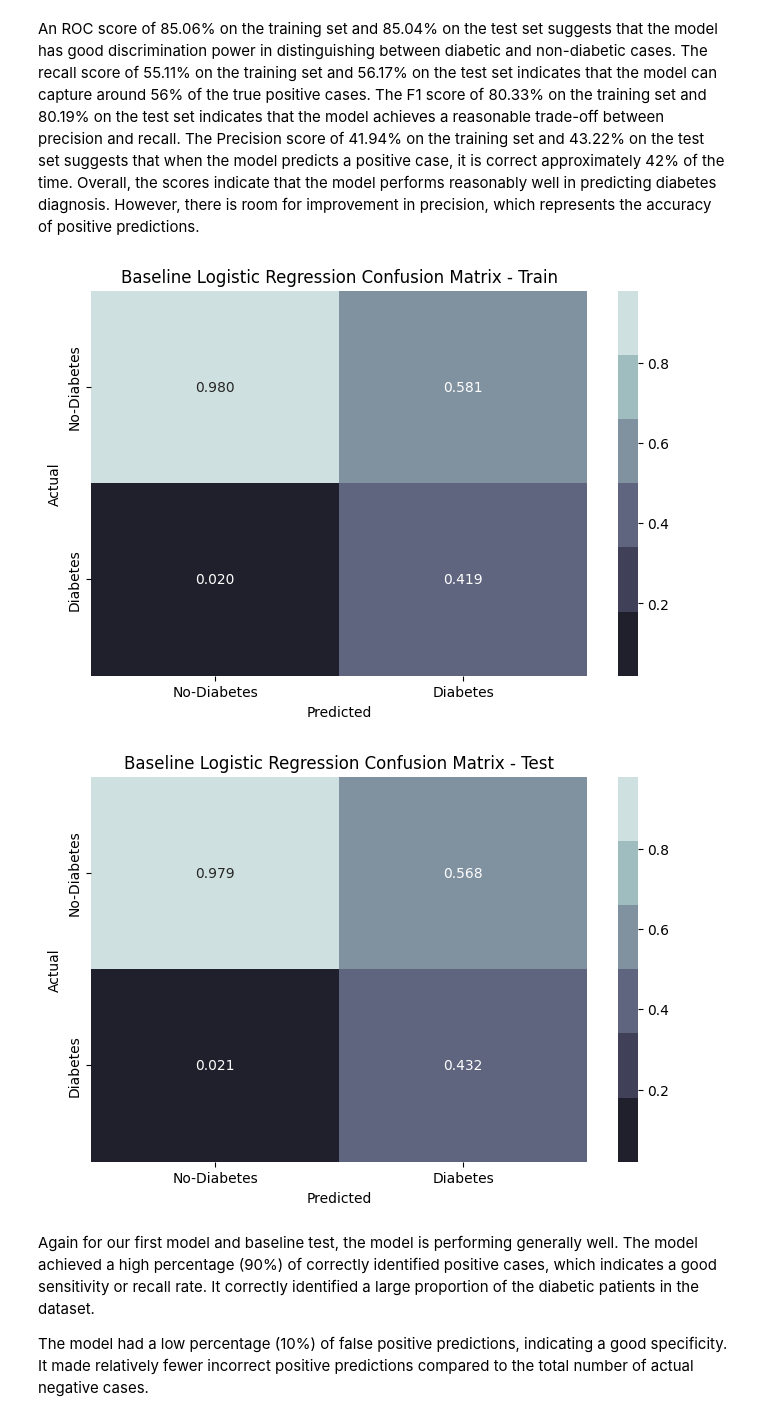
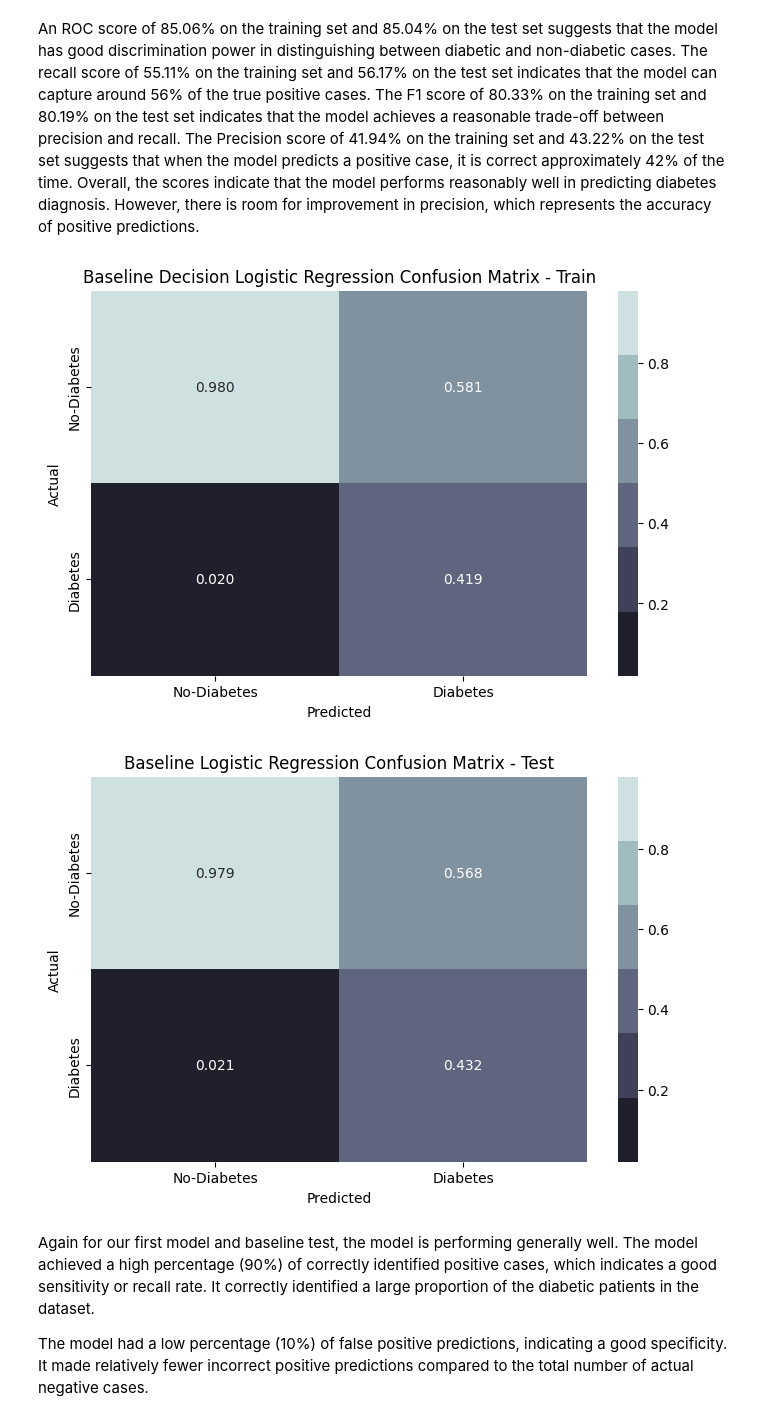
Before and after one commit to heathlikethecandybar/phase_5, a Jupyter notebook: phase_5_notebook.ipynb, the cells around one changed output. Saved outputs shown, nothing was run; the diff lists cells and outputs as text; code cells hidden in the pictures.

```diff
--- a/phase_5_notebook.ipynb
+++ b/phase_5_notebook.ipynb
@@ -615,41 +646,44 @@ print(divider, '\n')
 # %% [markdown]
 An ROC score of 85.06% on the training set and 85.04% on the test set suggests that the model has good discrimination power in distinguishing between diabetic and non-diabetic cases. The recall score of 55.11% on the training set and 56.17% on the test set indicates that the model can capture around 56% of the true positive cases. The F1 score of 80.33% on the training set and 80.19% on the test set indicates that the model achieves a reasonable trade-off between precision and recall. The Precision score of 41.94% on the training set and 43.22% on the test set suggests that when the model predicts a positive case, it is correct approximately 42% of the time. Overall, the scores indicate that the model performs reasonably well in predicting diabetes diagnosis. However, there is room for improvement in precision, which represents the accuracy of positive predictions.
 # %%
+#define the labels for the confusion matrix
+labels = ['No-Diabetes', 'Diabetes']
+
 #compute the confusion matrix for the baseline logreg - Train
 train_pred = baseline_logreg.predict(X_train)
 train_cm = confusion_matrix(y_train, train_pred)
 
 #normalize the confusion matrix by dividing each column by its sum
 train_cm_normalized = train_cm / train_cm.sum(axis=0, keepdims=True)
 
 #plotting the confusion matrix for the baseline logreg - Train
 plt.figure(figsize=(8, 5))
 sns.heatmap(train_cm_normalized, annot=True, fmt='.3f', cmap=pal)
 plt.xlabel('Predicted')
 plt.ylabel('Actual')
-plt.title("Baseline Logistic Regression Confusion Matrix - Train")
+plt.title("Baseline Decision Logistic Regression Confusion Matrix - Train")
 plt.xticks(ticks=[0.5, 1.5], labels=labels)
 plt.yticks(ticks=[0.5, 1.5], labels=labels)
 plt.show()
 
-#compute the confusion matrix for the baseline logreg - Test
+#compute the confusion matrix for the baseline tree - Test
 test_pred = baseline_logreg.predict(X_test)
 test_cm = confusion_matrix(y_test, test_pred)
 
 #normalize the confusion matrix by dividing each column by its sum
 test_cm_normalized = test_cm / test_cm.sum(axis=0, keepdims=True)
 
-#plotting the confusion matrix for the baseline logreg - Test
+#plotting the confusion matrix for the baseline tree - Test
 plt.figure(figsize=(8, 5))
 sns.heatmap(test_cm_normalized, annot=True, fmt='.3f', cmap=pal)
 plt.xlabel('Predicted')
 plt.ylabel('Actual')
 plt.title("Baseline Logistic Regression Confusion Matrix - Test")
 plt.xticks(ticks=[0.5, 1.5], labels=labels)
 plt.yticks(ticks=[0.5, 1.5], labels=labels)
 plt.show()
 # %% [output]
-[figure, old version]
+[figure, new version]
 [figure]
 # %% [markdown]
 Again for our first model and baseline test, the model is performing generally well.  The model achieved a high percentage (90%) of correctly identified positive cases, which indicates a good sensitivity or recall rate. It correctly identified a large proportion of the diabetic patients in the dataset.
```
Also changed, not shown: parts of 27 cells of this notebook.
